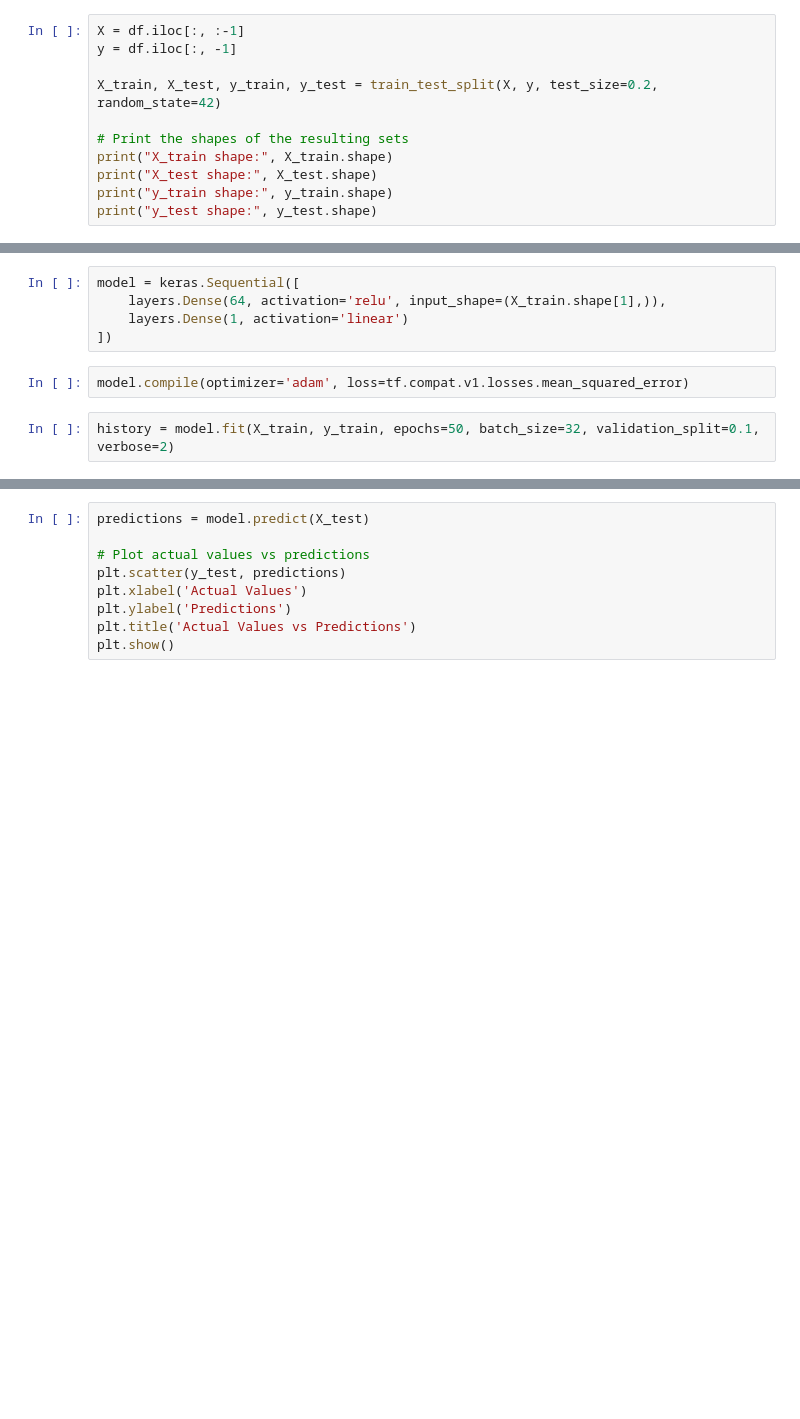
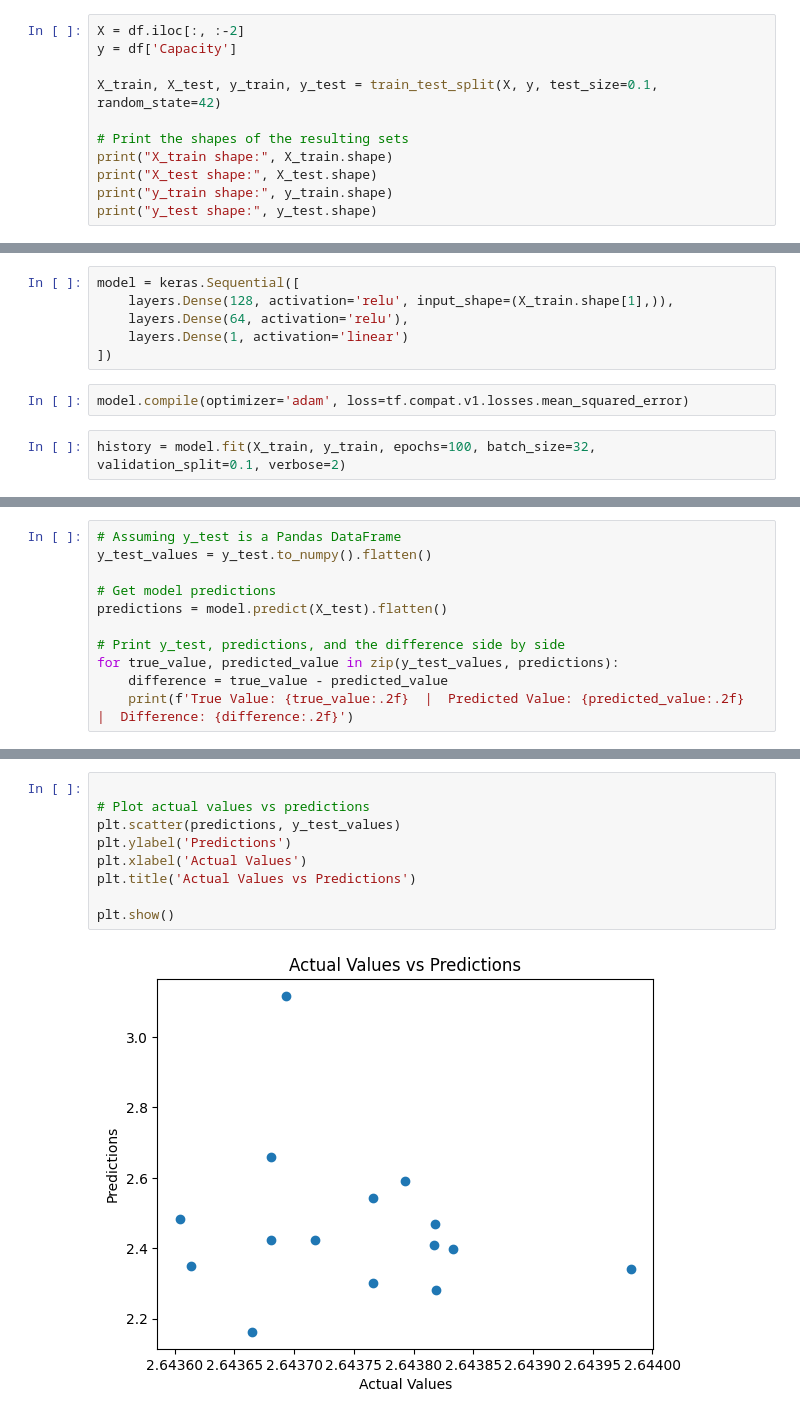
Before and after one commit to umerghafoor/battery-degradation-trajectory-prediction, a Jupyter notebook: neuralnetwoks_lifetime_prediction.ipynb, the cells around one changed output, grey strips where cells are left out. Cells and saved outputs as stored; diff of their text form; blank space fills up the shorter version.

Commit message:
training network

```diff
--- a/neuralnetwoks_lifetime_prediction.ipynb
+++ b/neuralnetwoks_lifetime_prediction.ipynb
@@ -15,8 +17,8 @@ df.shape
 # %%
-X = df.iloc[:, :-1]
-y = df.iloc[:, -1]
+X = df.iloc[:, :-2]
+y = df['Capacity']
 
-X_train, X_test, y_train, y_test = train_test_split(X, y, test_size=0.2, random_state=42)
+X_train, X_test, y_train, y_test = train_test_split(X, y, test_size=0.1, random_state=42)
 
 # Print the shapes of the resulting sets
 print("X_train shape:", X_train.shape)
@@ -26,9 +56,10 @@ print("y_test shape:", y_test.shape)
 # %%
 model = keras.Sequential([
-    layers.Dense(64, activation='relu', input_shape=(X_train.shape[1],)),
+    layers.Dense(128, activation='relu', input_shape=(X_train.shape[1],)),
+    layers.Dense(64, activation='relu'),
     layers.Dense(1, activation='linear')
 ])
 # %%
 model.compile(optimizer='adam', loss=tf.compat.v1.losses.mean_squared_error)
 # %%
-history = model.fit(X_train, y_train, epochs=50, batch_size=32, validation_split=0.1, verbose=2)
+history = model.fit(X_train, y_train, epochs=100, batch_size=32, validation_split=0.1, verbose=2)
@@ -40,0 +94,11 @@ print(f"Accuracy: {accuracy}")
+# %%
+# Assuming y_test is a Pandas DataFrame
+y_test_values = y_test.to_numpy().flatten()
+
+# Get model predictions
+predictions = model.predict(X_test).flatten()
+
+# Print y_test, predictions, and the difference side by side
+for true_value, predicted_value in zip(y_test_values, predictions):
+    difference = true_value - predicted_value
+    print(f'True Value: {true_value:.2f}  |  Predicted Value: {predicted_value:.2f}  |  Difference: {difference:.2f}')
@@ -43,9 +139,11 @@ model.predict(X_test[0])
 # %%
-predictions = model.predict(X_test)
 
 # Plot actual values vs predictions
-plt.scatter(y_test, predictions)
+plt.scatter(predictions, y_test_values)
+plt.ylabel('Predictions')
 plt.xlabel('Actual Values')
-plt.ylabel('Predictions')
 plt.title('Actual Values vs Predictions')
+
 plt.show()
+# %% [output]
+[figure, added]
```
Also changed, not shown: parts of 8 cells of this notebook, 2 other files.
